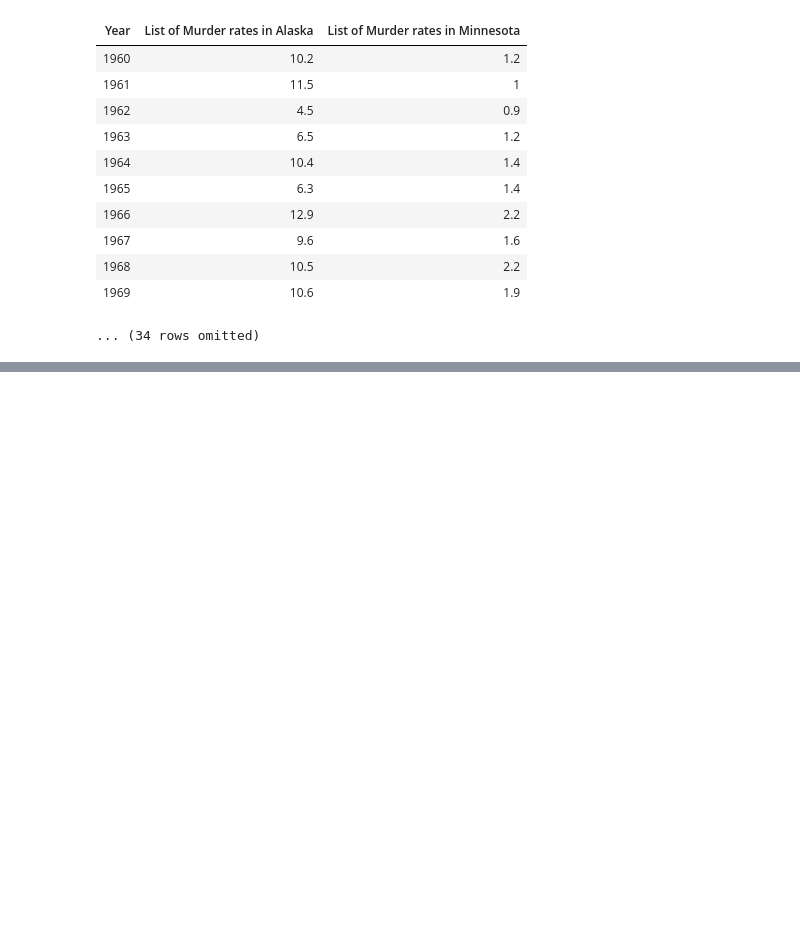
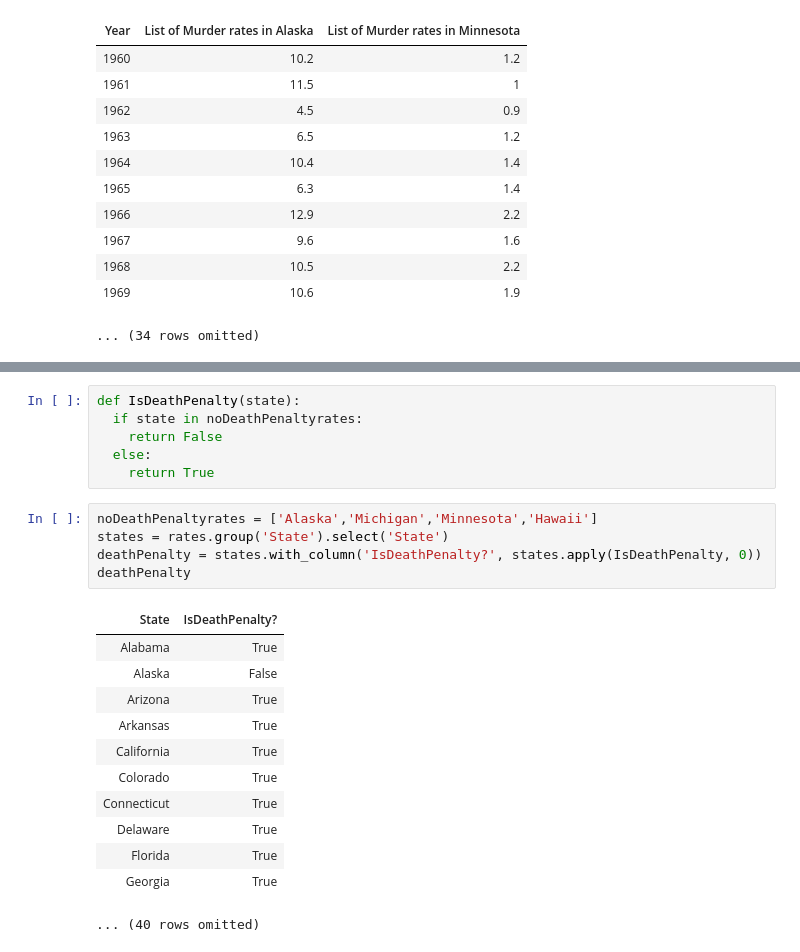
Before and after one commit to JayanthPrudhivi6/JayanthPrudhivi_INFO5502_Spring2022, a Jupyter notebook: lab_assignment_09.ipynb, the cells around one changed output, grey strips where cells are left out. Saved outputs shown, nothing was run; the diff lists cells and outputs as text; blank space fills up the shorter version.

```diff
--- a/lab_assignment_09.ipynb
+++ b/lab_assignment_09.ipynb
@@ -200,0 +248,24 @@ alaska_minnesota
+# %%
+def IsDeathPenalty(state):
+  if state in noDeathPenaltyrates:
+    return False
+  else:
+    return True
+# %%
+noDeathPenaltyrates = ['Alaska','Michigan','Minnesota','Hawaii']
+states = rates.group('State').select('State')
+deathPenalty = states.with_column('IsDeathPenalty?', states.apply(IsDeathPenalty, 0))
+deathPenalty
+# %% [output]
+| State | IsDeathPenalty? |
+| Alabama | True |
+| Alaska | False |
+| Arizona | True |
+| Arkansas | True |
+| California | True |
+| Colorado | True |
+| Connecticut | True |
+| Delaware | True |
+| Florida | True |
+| Georgia | True |
+... (40 rows omitted)
```
Also changed, not shown: parts of 4 cells of this notebook.
